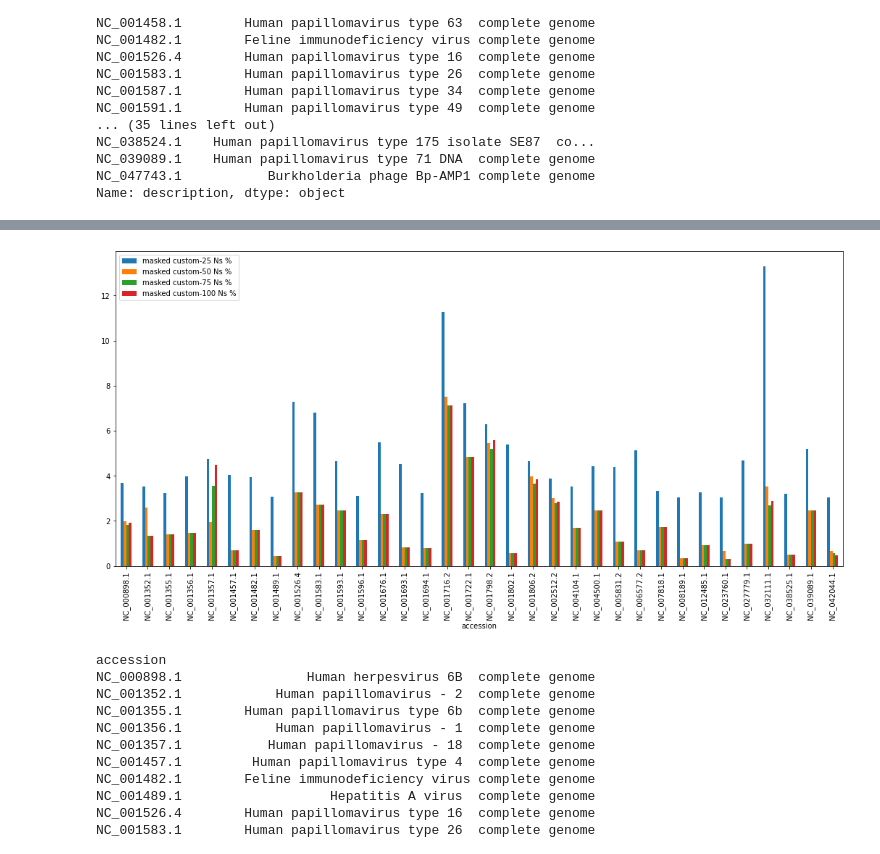
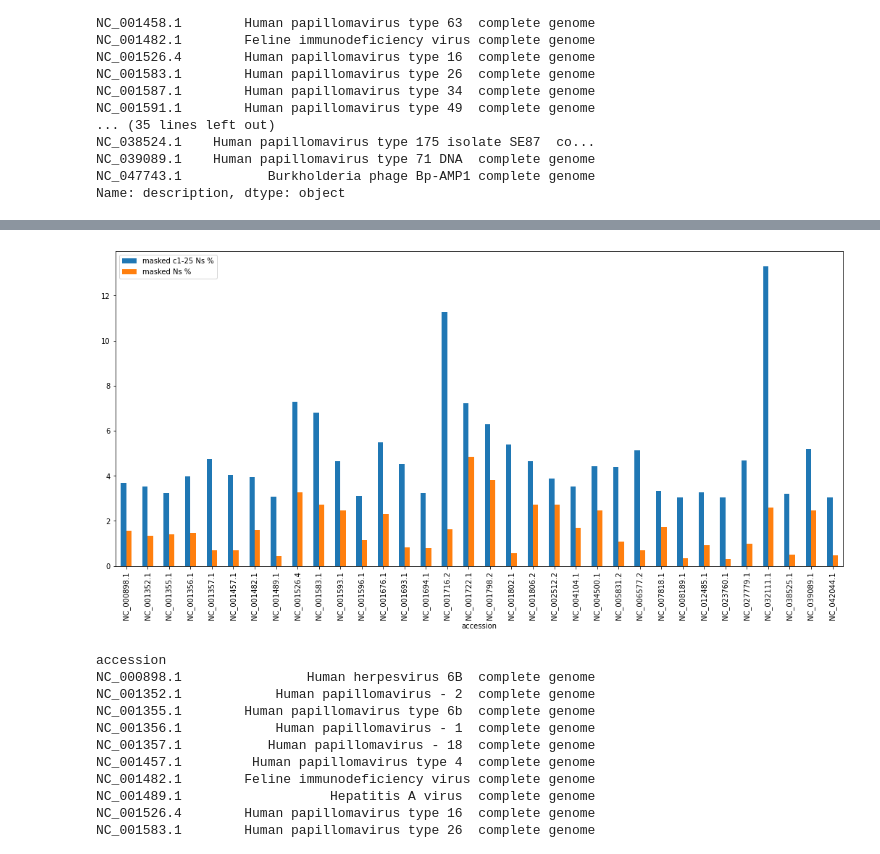
Before and after one commit to ucsffrancislab/genomics, a Jupyter notebook: data/20210610-hg38-viral-homology/analysis.ipynb, the cells around one changed output, grey strips where cells are left out. Drawn from its saved outputs; the diff is of its cells as text; code cells hidden in the pictures.

```diff
--- a/data/20210610-hg38-viral-homology/analysis.ipynb
+++ b/data/20210610-hg38-viral-homology/analysis.ipynb
@@ -146,7 +126,9 @@ Name: description, dtype: object
 # %%
-df[(df['masked custom-25 Ns %']>3) | (df['masked custom-100 Ns %']>3)][
-    ['masked custom-25 Ns %','masked custom-50 Ns %','masked custom-75 Ns %','masked custom-100 Ns %']].plot(kind='bar')
+#df[(df['masked custom-25 Ns %']>3) | (df['masked custom-100 Ns %']>3)][
+#    ['masked custom-25 Ns %','masked custom-50 Ns %','masked custom-75 Ns %','masked custom-100 Ns %']].plot(kind='bar')
+df[(df['masked c1-25 Ns %']>3)][
+    ['masked c1-25 Ns %','masked Ns %']].plot(kind='bar')
 plt.show()
 # %% [output]
-[figure, old version]
+[figure, new version]
 # %%
```
Also changed, not shown: parts of 23 cells of this notebook, 3 other files.
